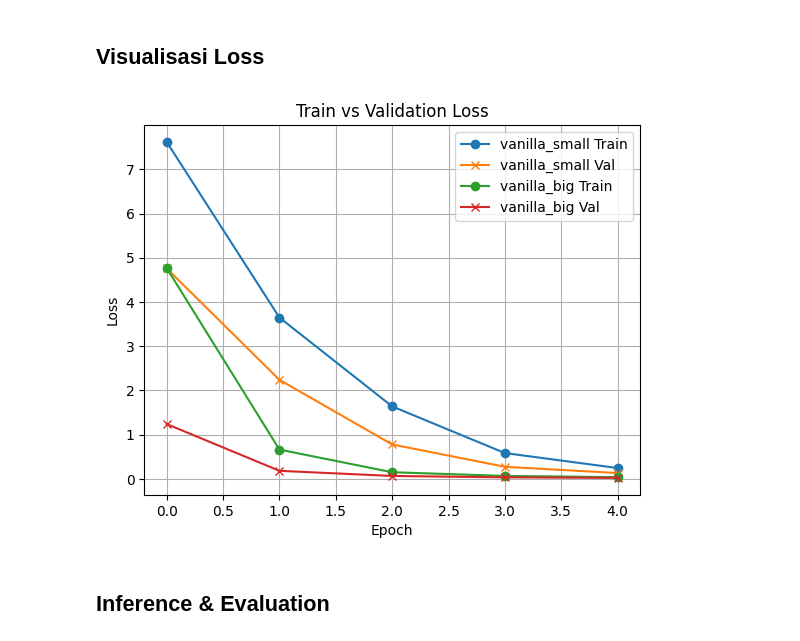
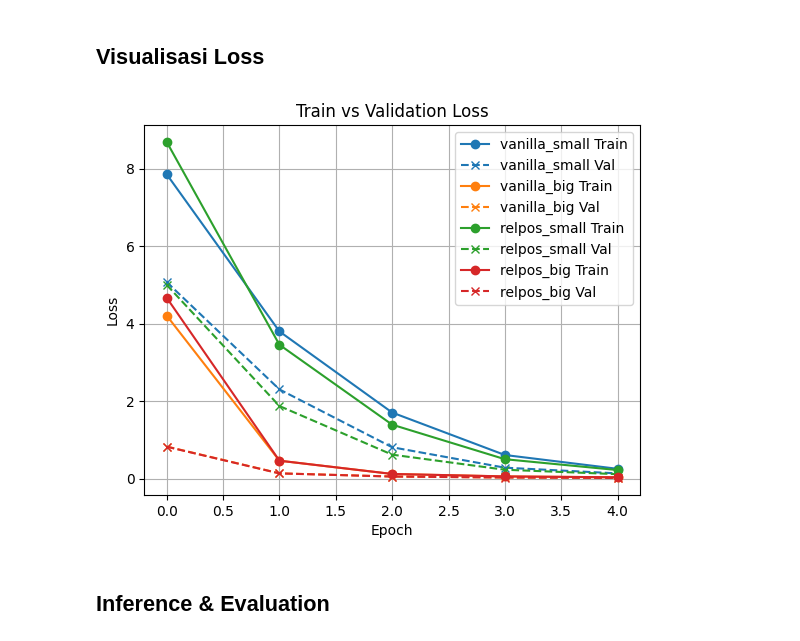
Before and after one commit to xmriz/Tugas-IF5250-Mini-Transformer, a Jupyter notebook: notebook.ipynb, the cells around one changed output. Cells and saved outputs as stored; diff of their text form; code cells hidden in the pictures.

```diff
--- a/notebook.ipynb
+++ b/notebook.ipynb
@@ -50,5 +51,12 @@ LEARNING_RATE      = 1e-4
 # %%
 # load dataset
 ds = load_dataset("li2017dailydialog/daily_dialog")
-train_raw = ds["train"]["dialog"][:NUM_SAMPLES_TRAIN]
-test_raw  = ds["test"]["dialog"][:NUM_SAMPLES_TEST]
+train_all = ds["train"]["dialog"]
+test_all  = ds["test"]["dialog"]
+# %%
+train_filtered = [conv for conv in train_all if len(conv) <= 8]
+test_filtered  = [conv for conv in test_all  if len(conv) <= 8]
+# %%
+# terapkan NUM_SAMPLES
+train_raw = train_filtered[:NUM_SAMPLES_TRAIN]
+test_raw  = test_filtered[:NUM_SAMPLES_TEST]
@@ -331,17 +351,27 @@ AttributeError: 'MultiHeadSelfAttentionRelPos' object has no attribute 'attn_dro
 # %% [markdown]
 ## **Visualisasi Loss**
 # %%
-for name in train_losses:
-    plt.plot(train_losses[name], marker='o', label=f"{name} Train")
-    plt.plot(val_losses[name],   marker='x', label=f"{name} Val")
+colors = plt.rcParams['axes.prop_cycle'].by_key()['color']
+for idx, name in enumerate(train_losses):
+    c = colors[idx % len(colors)]
+    plt.plot(train_losses[name],
+             marker='o',
+             color=c,
+             label=f"{name} Train")
+    plt.plot(val_losses[name],
+             marker='x',
+             linestyle='--',
+             color=c,
+             label=f"{name} Val")
+
 plt.title("Train vs Validation Loss")
 plt.xlabel("Epoch")
 plt.ylabel("Loss")
 plt.legend()
 plt.grid(True)
 plt.show()
 # %% [output]
-[figure, old version]
+[figure, new version]
 # %% [markdown]
 ## **Inference & Evaluation**
 # %%
```
Also changed, not shown: parts of 11 cells of this notebook, 1 other file.
